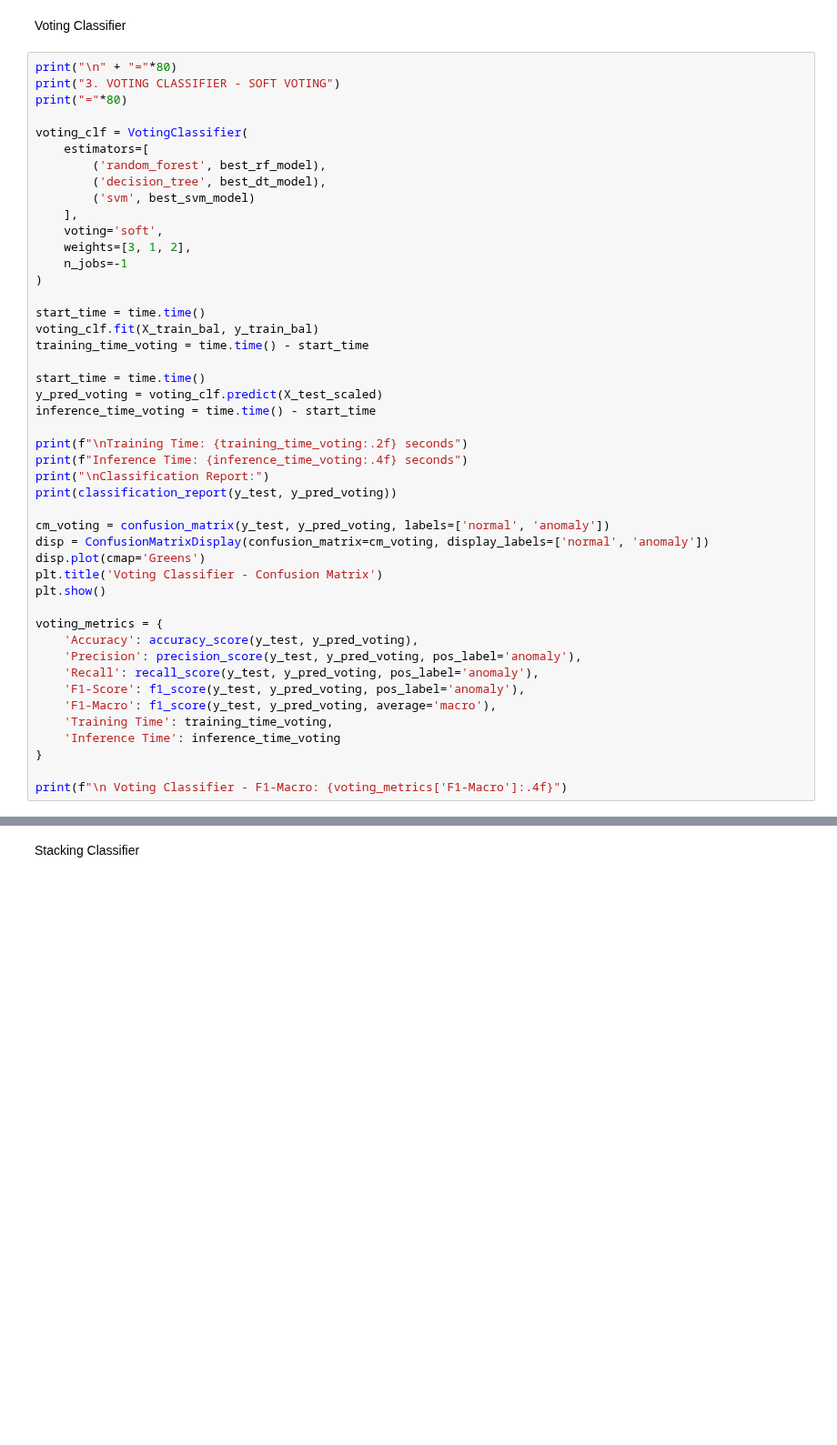
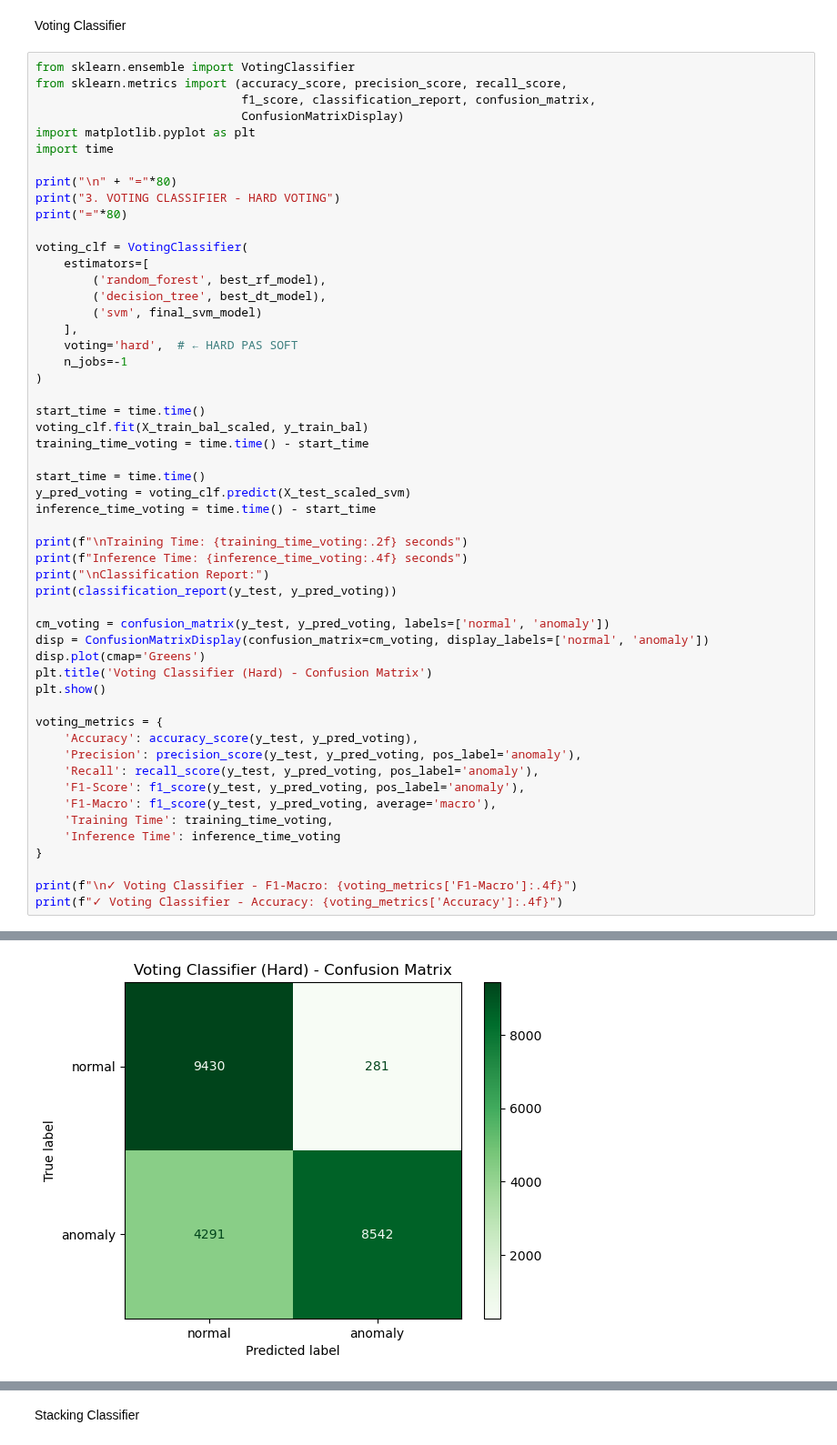
Before and after one commit to AchlysX/NSL-KDD-intrusion-detection, a Jupyter notebook: KDD_notebook.ipynb, the cells around one changed output, grey strips where cells are left out. Shown at 91% size. Cells and saved outputs as stored; diff of their text form; blank space fills up the shorter version.

```diff
--- a/KDD_notebook.ipynb
+++ b/KDD_notebook.ipynb
@@ -1196,27 +1397,33 @@ print(f"\n Bagging SVM - F1-Macro: {bagging_svm_metrics['F1-Macro']:.4f}")
 # %% [markdown]
 Voting Classifier
 # %%
+from sklearn.ensemble import VotingClassifier
+from sklearn.metrics import (accuracy_score, precision_score, recall_score,
+                             f1_score, classification_report, confusion_matrix,
+                             ConfusionMatrixDisplay)
+import matplotlib.pyplot as plt
+import time
+
 print("\n" + "="*80)
-print("3. VOTING CLASSIFIER - SOFT VOTING")
+print("3. VOTING CLASSIFIER - HARD VOTING")
 print("="*80)
 
 voting_clf = VotingClassifier(
     estimators=[
         ('random_forest', best_rf_model),
         ('decision_tree', best_dt_model),
-        ('svm', best_svm_model)
+        ('svm', final_svm_model)
     ],
-    voting='soft',
-    weights=[3, 1, 2],
+    voting='hard',  # ← HARD PAS SOFT
     n_jobs=-1
 )
 
 start_time = time.time()
-voting_clf.fit(X_train_bal, y_train_bal)
+voting_clf.fit(X_train_bal_scaled, y_train_bal)
 training_time_voting = time.time() - start_time
 
 start_time = time.time()
-y_pred_voting = voting_clf.predict(X_test_scaled)
+y_pred_voting = voting_clf.predict(X_test_scaled_svm)
 inference_time_voting = time.time() - start_time
 
 print(f"\nTraining Time: {training_time_voting:.2f} seconds")
@@ -1227,7 +1434,7 @@ print(classification_report(y_test, y_pred_voting))
 cm_voting = confusion_matrix(y_test, y_pred_voting, labels=['normal', 'anomaly'])
 disp = ConfusionMatrixDisplay(confusion_matrix=cm_voting, display_labels=['normal', 'anomaly'])
 disp.plot(cmap='Greens')
-plt.title('Voting Classifier - Confusion Matrix')
+plt.title('Voting Classifier (Hard) - Confusion Matrix')
 plt.show()
 
 voting_metrics = {
@@ -1240,4 +1447,6 @@ voting_metrics = {
     'Inference Time': inference_time_voting
 }
 
-print(f"\n Voting Classifier - F1-Macro: {voting_metrics['F1-Macro']:.4f}")
+print(f"\n✓ Voting Classifier - F1-Macro: {voting_metrics['F1-Macro']:.4f}")
+print(f"✓ Voting Classifier - Accuracy: {voting_metrics['Accuracy']:.4f}")
+# %% [output]
@@ -1243,0 +1469 @@ print(f"\n Voting Classifier - F1-Macro: {voting_metrics['F1-Macro']:.4f}")
+[figure, added]
```
Also changed, not shown: parts of 30 cells of this notebook, 1 other file.
